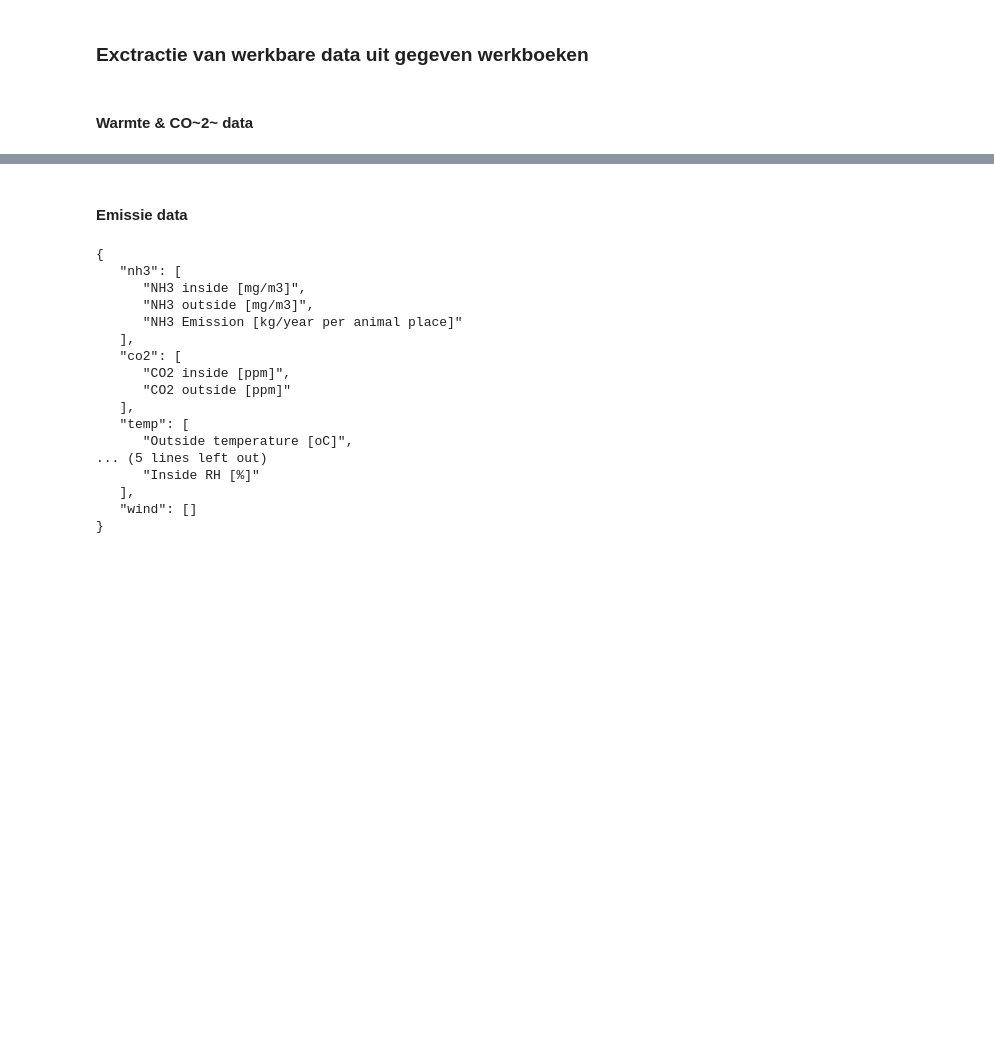
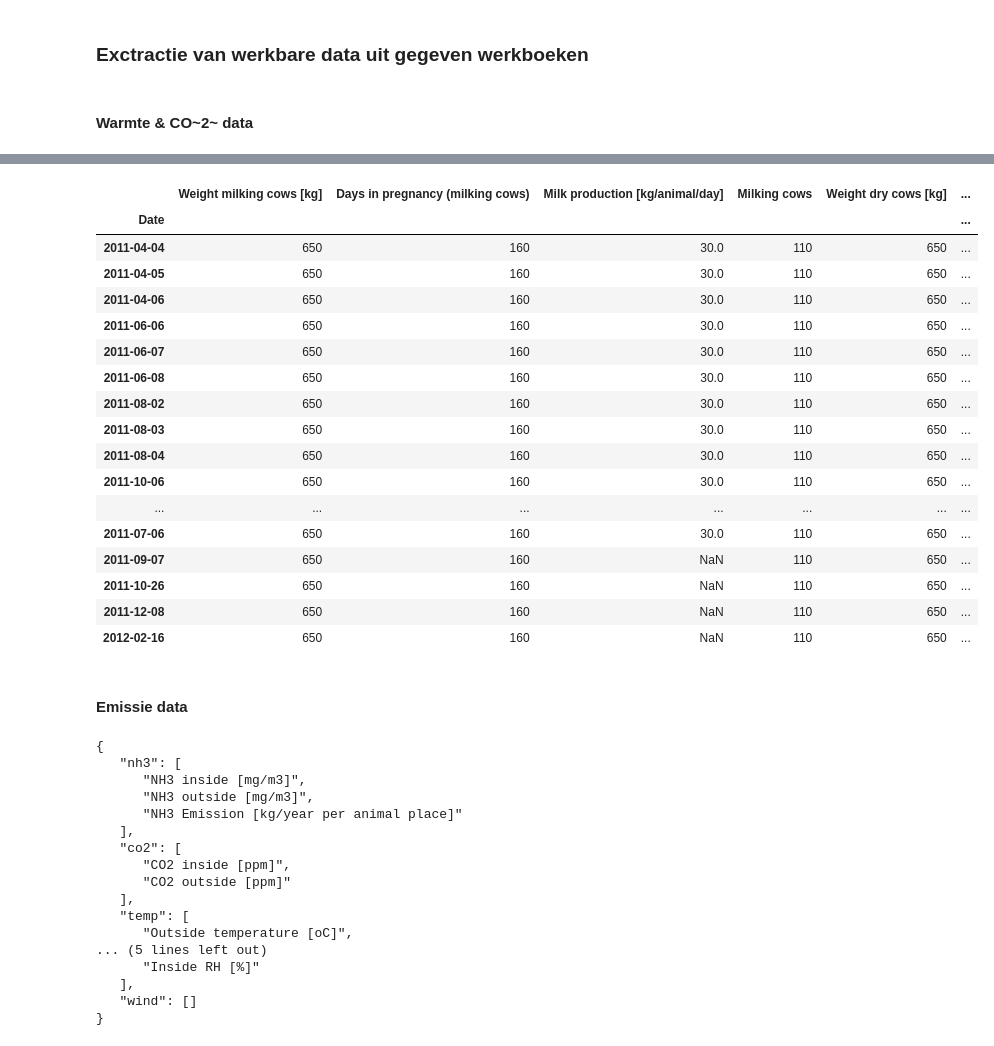
Before and after one commit to fenke/openstal, a Jupyter notebook: nbs/27_stal_massabalans.ipynb, the cells around one changed output, grey strips where cells are left out. Drawn from its saved outputs; the diff is of its cells as text; code cells hidden in the pictures; blank space fills up the shorter version.

```diff
--- a/nbs/27_stal_massabalans.ipynb
+++ b/nbs/27_stal_massabalans.ipynb
@@ -621,11 +683,15 @@ def find_production_column_names(data: DataFrame):
     })
 
     datacolumns = set(data.columns) - set(flatten_column_mapping(columnnames))
-
     columnnames.update({
             'gewicht': [col for col in datacolumns if 'weight' in col.lower() or 'gewicht' in col.lower()],
     })
 
+    datacolumns = set(data.columns) - set(flatten_column_mapping(columnnames))
+    columnnames.update({
+            'remaining_columns': list(datacolumns),
+    })
+
     return  columnnames
 # %%
 print(json.dumps(find_production_column_names(vera_dataframe), indent=3))
@@ -682,11 +748,13 @@ def extract_production_column_names(
     def is_cow(colname):
         return 'cow' in colname.lower() or 'koeien' in colname.lower() or 'melkvee' in colname.lower()
     def is_dry(colname):
-        return 'dry' in colname.lower() or 'droog' in colname.lower()
+        return ('dry' in colname.lower() or 'droog' in colname.lower()) and 'milking' not in  colname.lower()
     def is_milking(colname):
-        return 'milking' in colname.lower() or 'melk' in colname.lower() or 'melkvee' in colname.lower()
+        return ('milking' in colname.lower() or 'melk' in colname.lower() or 'melkvee' in colname.lower()) and 'dry' not in colname.lower()
+    def is_not_pregnant(colname):
+        return 'not pregnant' in colname.lower() or 'niet drachtig' in colname.lower()
     def is_pregnant(colname):
-        return 'pregnant' in colname.lower() or 'drachtig' in colname.lower() or 'pregnancy' in colname.lower()
+        return ('pregnant' in colname.lower() or 'drachtig' in colname.lower() or 'pregnancy' in colname.lower()) and not is_not_pregnant(colname)
 
     categories = {
         'melkvee': {
@@ -700,6 +768,16 @@ def extract_production_column_names(
                 for cn in columnnames['drachtdagen']
                 if is_pregnant(cn) and not is_heifer(cn) and not is_dry(cn)
             ],
+            'melkproductie' : [
+                cn
+                for cn in columnnames['melkproductie']
+
+            ],
+            'aantal' : [
+                cn
+                for cn in columnnames['remaining_columns']
+                if is_cow(cn) and is_milking(cn) and not is_heifer(cn) and not '%' in cn and not 'production' in cn
+            ]
         },
         'droogstaande koeien': {
             'gewicht' : [
@@ -712,6 +790,11 @@ def extract_production_column_names(
                 for cn in columnnames['drachtdagen']
                 if is_dry(cn) and not is_heifer(cn) and is_pregnant(cn)
             ],
+            'aantal' : [
+                cn
+                for cn in columnnames['remaining_columns']
+                if is_cow(cn) and  is_dry(cn) and not '%' in cn and not 'production' in cn
+            ]
         },
         'drachtig jongvee': {
             'gewicht' : [
@@ -733,6 +816,11 @@ def extract_production_column_names(
                 cn
                 for cn in columnnames['gewichtstoename']
                 if is_heifer(cn)
+            ],
+            'aantal' : [
+                cn
+                for cn in columnnames['remaining_columns']
+                if is_heifer(cn) and is_pregnant(cn) and not '%' in cn and not 'production' in cn
             ]
         },
         'niet drachtig jongvee': {
@@ -750,6 +838,11 @@ def extract_production_column_names(
                 cn
                 for cn in columnnames['gewichtstoename']
                 if is_heifer(cn)
+            ],
+            'aantal' : [
+                cn
+                for cn in columnnames['remaining_columns']
+                if is_heifer(cn) and not is_pregnant(cn) and not '%' in cn and not 'production' in cn
             ]
 
         }
@@ -779,3 +893,24 @@ print(json.dumps(extract_production_column_names(vera_dataframe), indent=4)) #ex
+# %%
+vera_dataframe[flatten_column_mapping(extract_production_column_names(vera_dataframe))]
+# %% [output]
+|  | Weight milking cows [kg] | Days in pregnancy (milking cows) | Milk production [kg/animal/day] | Milking cows | Weight dry cows [kg] | ... |
+| Date |  |  |  |  |  | ... |
+| 2011-04-04 | 650 | 160 | 30.0 | 110 | 650 | ... |
+| 2011-04-05 | 650 | 160 | 30.0 | 110 | 650 | ... |
+| 2011-04-06 | 650 | 160 | 30.0 | 110 | 650 | ... |
+| 2011-06-06 | 650 | 160 | 30.0 | 110 | 650 | ... |
+| 2011-06-07 | 650 | 160 | 30.0 | 110 | 650 | ... |
+| 2011-06-08 | 650 | 160 | 30.0 | 110 | 650 | ... |
+| 2011-08-02 | 650 | 160 | 30.0 | 110 | 650 | ... |
+| 2011-08-03 | 650 | 160 | 30.0 | 110 | 650 | ... |
+| 2011-08-04 | 650 | 160 | 30.0 | 110 | 650 | ... |
+| 2011-10-06 | 650 | 160 | 30.0 | 110 | 650 | ... |
+| ... | ... | ... | ... | ... | ... | ... |
+| 2011-07-06 | 650 | 160 | 30.0 | 110 | 650 | ... |
+| 2011-09-07 | 650 | 160 | NaN | 110 | 650 | ... |
+| 2011-10-26 | 650 | 160 | NaN | 110 | 650 | ... |
+| 2011-12-08 | 650 | 160 | NaN | 110 | 650 | ... |
+| 2012-02-16 | 650 | 160 | NaN | 110 | 650 | ... |
 # %% [markdown]
 
 #### Emissie data
```
Also changed, not shown: parts of 49 cells of this notebook, 2 other files.
